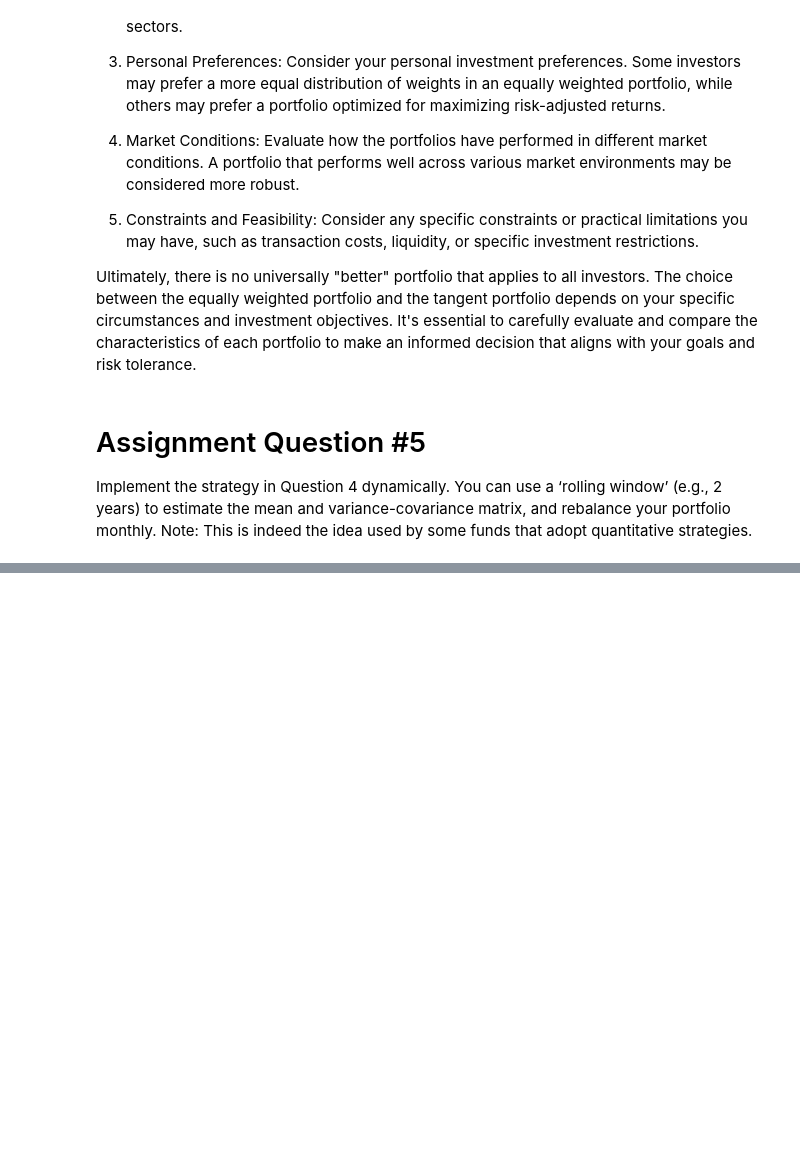
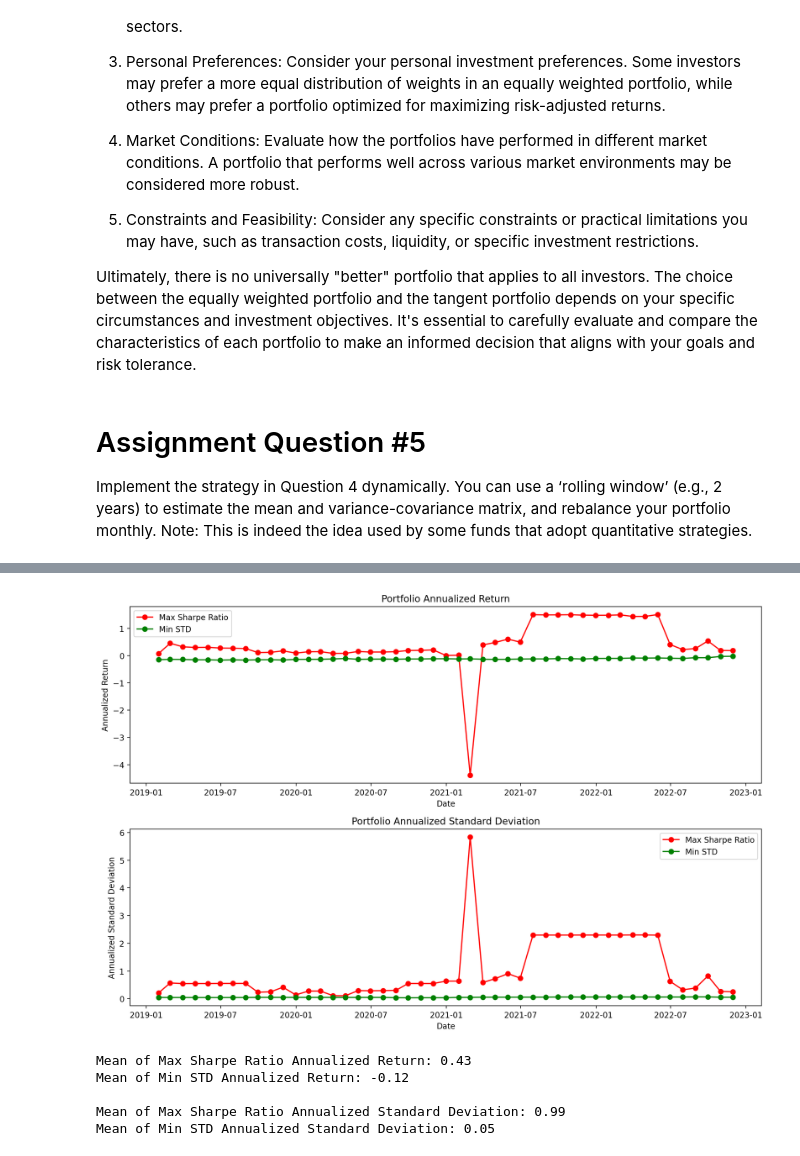
Before and after one commit to ingugi/MMAI831-Finance, a Jupyter notebook: AI_In_Finance_Team_Assignment_One.ipynb, the cells around one changed output, grey strips where cells are left out. Saved outputs shown, nothing was run; the diff lists cells and outputs as text; code cells hidden in the pictures; blank space fills up the shorter version.

```diff
--- a/AI_In_Finance_Team_Assignment_One.ipynb
+++ b/AI_In_Finance_Team_Assignment_One.ipynb
@@ -677,6 +697,10 @@ monthly_returns_2022 = returns_2022.resample('M').mean()
 # Compute the equally weighted portfolio returns
 equally_weighted_returns_2022 = monthly_returns_2022.mean()
 
+# Calculate the weights of the equally weighted portfolio
+num_assets = len(monthly_returns_2022.columns)
+weights = np.ones(num_assets) / num_assets
+
 # Calculate the mean and standard deviation of the equally weighted portfolio returns
 portfolio_mean_return = equally_weighted_returns_2022.mean()
 portfolio_std_dev = equally_weighted_returns_2022.std()
@@ -684,4 +708,7 @@ portfolio_std_dev = equally_weighted_returns_2022.std()
 # Print the results
 print("Mean of equally weighted portfolio returns (2022):", portfolio_mean_return)
 print("Standard deviation of equally weighted portfolio returns (2022):", portfolio_std_dev)
+print("Asset allocation:")
+for i, asset in enumerate(monthly_returns_2022.columns):
+    print(asset + ": " + str(weights[i]))
 # %% [output]
@@ -862,3 +941,51 @@ portfolio_weights = pd.DataFrame(portfolio_weights, index=returns.index[rolling_
+# %%
+# Lists to store the data points
+dates = [portfolio['date'] for portfolio in portfolios]
+max_sharpe_rp = [portfolio['rp']/100 for portfolio in portfolios]
+max_sharpe_sdp = [portfolio['sdp']/100 for portfolio in portfolios]
+min_std_rp = [portfolio['rp_min']/100 for portfolio in portfolios]
+min_std_sdp = [portfolio['sdp_min']/100 for portfolio in portfolios]
+
+# Plotting the results
+plt.figure(figsize=(12, 8))
+
+plt.subplot(2, 1, 1)
+plt.plot(dates, max_sharpe_rp, marker='o', color='r', label='Max Sharpe Ratio')
+plt.plot(dates, min_std_rp, marker='o', color='g', label='Min STD')
+plt.title('Portfolio Annualized Return')
+plt.xlabel('Date')
+plt.ylabel('Annualized Return')
+plt.legend()
+
+plt.subplot(2, 1, 2)
+plt.plot(dates, max_sharpe_sdp, marker='o', color='r', label='Max Sharpe Ratio')
+plt.plot(dates, min_std_sdp, marker='o', color='g', label='Min STD')
+plt.title('Portfolio Annualized Standard Deviation')
+plt.xlabel('Date')
+plt.ylabel('Annualized Standard Deviation')
+plt.legend()
+
+plt.tight_layout()
+plt.show()
+# %% [output]
+[figure, added]
+# %%
+mean_max_sharpe_rp = np.mean(max_sharpe_rp)
+mean_max_sharpe_sdp = np.mean(max_sharpe_sdp)
+mean_min_std_rp = np.mean(min_std_rp)
+mean_min_std_sdp = np.mean(min_std_sdp)
+
+print("Mean of Max Sharpe Ratio Annualized Return:", round(mean_max_sharpe_rp, 2))
+print("Mean of Min STD Annualized Return:", round(mean_min_std_rp, 2),'\n')
+
+print("Mean of Max Sharpe Ratio Annualized Standard Deviation:", round(mean_max_sharpe_sdp, 2))
+print("Mean of Min STD Annualized Standard Deviation:", round(mean_min_std_sdp, 2))
+# %% [output]
+Mean of Max Sharpe Ratio Annualized Return: 0.43
+Mean of Min STD Annualized Return: -0.12
+
+Mean of Max Sharpe Ratio Annualized Standard Deviation: 0.99
+Mean of Min STD Annualized Standard Deviation: 0.05
 # %% [markdown]
 The strategies adjust to changing market conditions over time and reflect the idea used by some funds that adopt quantitative strategies.
 
```
Also changed, not shown: parts of 24 cells of this notebook.
